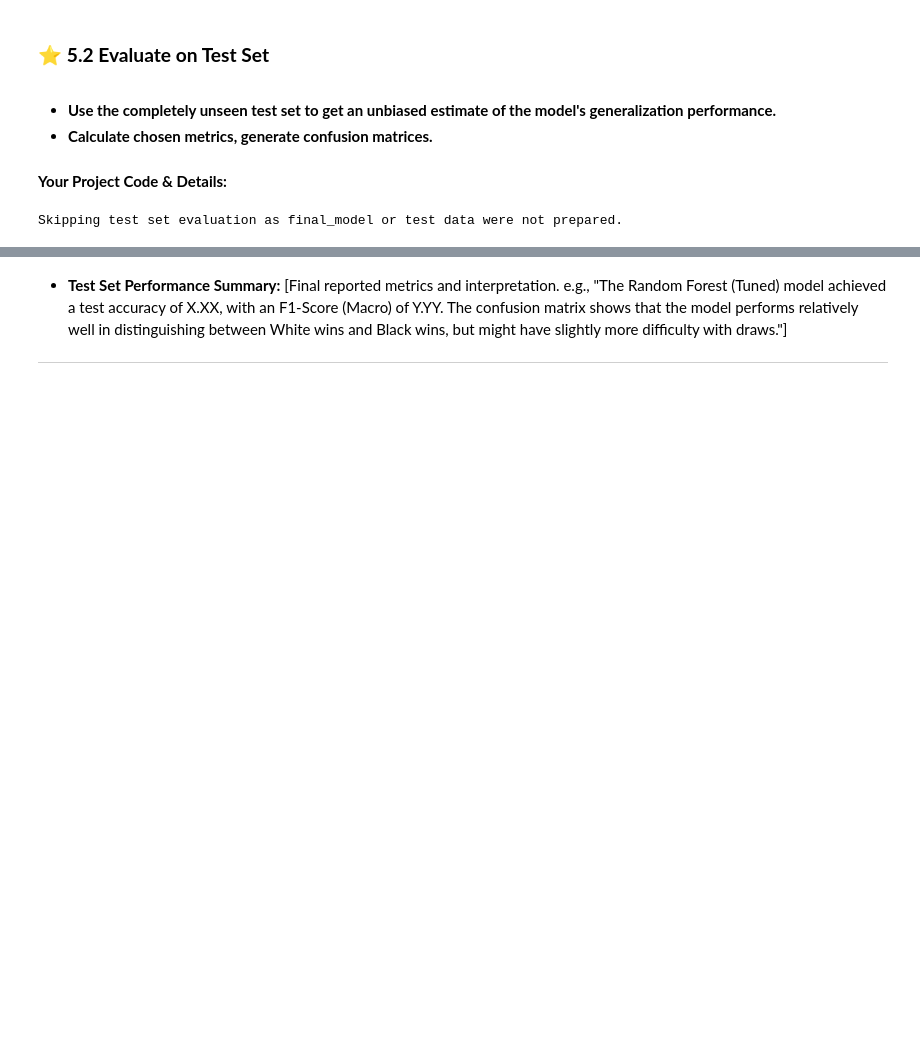
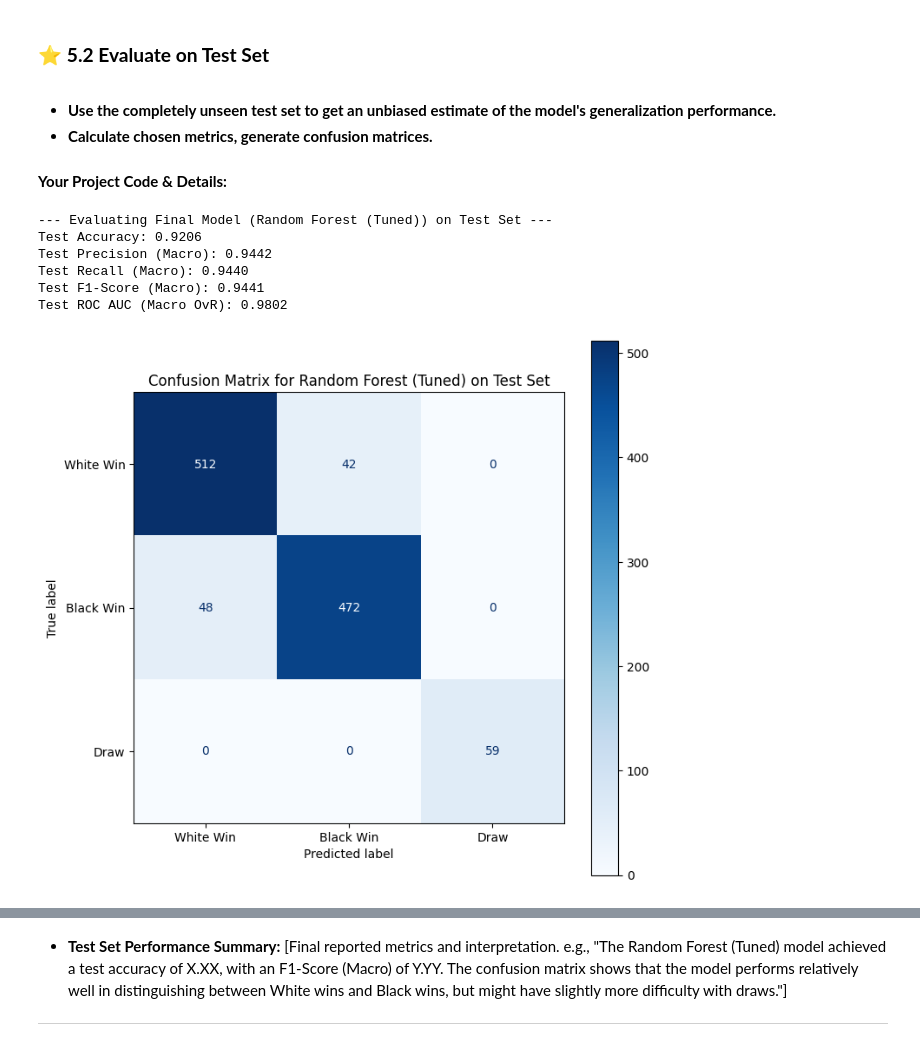
Before and after one commit to clarsendartois/Smart-Engineer-AI, a Jupyter notebook: Machine Learning/Projects/Chess Game Winner Prediction/chess_game_winner_prediction.ipynb, the cells around one changed output, grey strips where cells are left out. Saved outputs shown, nothing was run; the diff lists cells and outputs as text; code cells hidden in the pictures; blank space fills up the shorter version.

```diff
--- a/Machine Learning/Projects/Chess Game Winner Prediction/chess_game_winner_prediction.ipynb
+++ b/Machine Learning/Projects/Chess Game Winner Prediction/chess_game_winner_prediction.ipynb
@@ -967,7 +1005,7 @@ No models evaluated successfully on validation set.
 
 #### **Your Project Code & Details:**
 # %%
-from sklearn.metrics import confusion_matrix, ConfusionMatrixDisplay, roc_curve
+from sklearn.metrics import confusion_matrix, ConfusionMatrixDisplay, roc_curve, roc_auc_score
 import matplotlib.pyplot as plt
 import numpy as np
 
@@ -981,38 +1019,52 @@ if 'final_model' in locals() and final_model is not None and 'X_test' in locals(
     test_precision = precision_score(y_test, y_pred_test, average='macro', zero_division=0)
     test_recall = recall_score(y_test, y_pred_test, average='macro', zero_division=0)
     test_f1 = f1_score(y_test, y_pred_test, average='macro', zero_division=0)
+    # Calculate overall macro-averaged OvR AUC
     test_roc_auc = roc_auc_score(y_test, y_prob_test, multi_class='ovr', average='macro')
 
     print(f"Test Accuracy: {test_accuracy:.4f}")
     print(f"Test Precision (Macro): {test_precision:.4f}")
     print(f"Test Recall (Macro): {test_recall:.4f}")
     print(f"Test F1-Score (Macro): {test_f1:.4f}")
     print(f"Test ROC AUC (Macro OvR): {test_roc_auc:.4f}")
 
     # Confusion Matrix
     cm = confusion_matrix(y_test, y_pred_test)
     # Map back to original labels for display
     class_labels = ['White Win', 'Black Win', 'Draw']
     disp = ConfusionMatrixDisplay(confusion_matrix=cm, display_labels=class_labels)
     plt.figure(figsize=(8, 8))
     disp.plot(cmap=plt.cm.Blues, values_format='d', ax=plt.gca()) # Pass ax to plot on current figure
     plt.title(f'Confusion Matrix for {best_model_name_val} on Test Set')
     plt.show()
 
     # ROC Curve for multiclass (One-vs-Rest approach)
     plt.figure(figsize=(10, 8))
+    # Calculate AUC for each class individually (One-vs-Rest)
+    # roc_auc_score with average=None returns AUC for each class
+    per_class_roc_auc = roc_auc_score(y_test, y_prob_test, multi_class="ovr", average=None)
+
     for i, class_label in enumerate(class_labels):
-        fpr, tpr, _ = roc_curve(y_test, y_prob_test[:, i], pos_label=i)
-        plt.plot(fpr, tpr, lw=2, label=f'ROC curve for {class_label} (area = {roc_auc_score(y_test, y_prob_test[:, i], multi_class="ovr", average=None)[i]:.2f})')
+        # roc_curve requires the true labels (binarized for OvR) and the probability estimates for that class
+        # To get the true labels binarized for class i: y_test == i
+        fpr, tpr, _ = roc_curve(y_test == i, y_prob_test[:, i])
+        plt.plot(fpr, tpr, lw=2, label=f'ROC curve for {class_label} (area = {per_class_roc_auc[i]:.2f})') # Use pre-calculated AUC
+
     plt.plot([0, 1], [0, 1], color='navy', lw=2, linestyle='--')
     plt.xlim([0.0, 1.0])
     plt.ylim([0.0, 1.05])
     plt.xlabel('False Positive Rate')
     plt.ylabel('True Positive Rate')
     plt.title(f'Receiver Operating Characteristic for {best_model_name_val}')
     plt.legend(loc="lower right")
     plt.show()
 else:
     print("Skipping test set evaluation as final_model or test data were not prepared.")
 # %% [output]
-Skipping test set evaluation as final_model or test data were not prepared.
+--- Evaluating Final Model (Random Forest (Tuned)) on Test Set ---
+Test Accuracy: 0.9206
+Test Precision (Macro): 0.9442
+Test Recall (Macro): 0.9440
+Test F1-Score (Macro): 0.9441
+Test ROC AUC (Macro OvR): 0.9802
+[figure, added]
```
Also changed, not shown: parts of 8 cells of this notebook.
